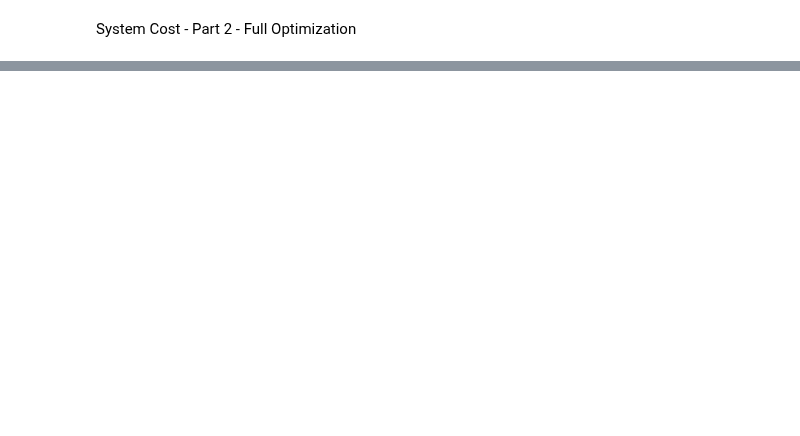
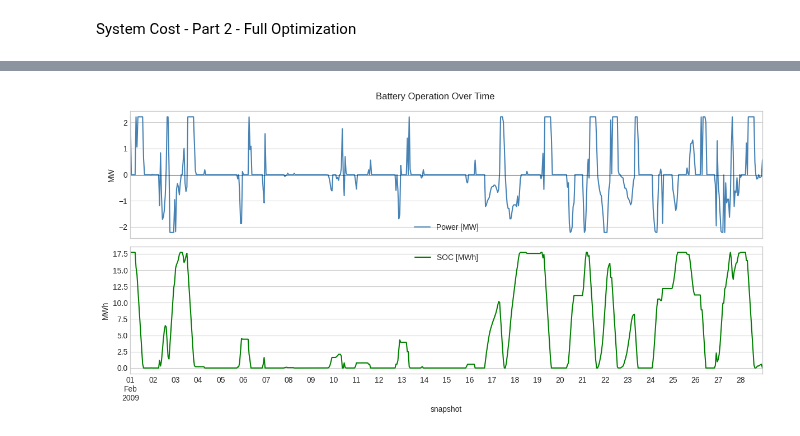
Before and after one commit to karivero/esi_final_repo, a Jupyter notebook: final_esi/ESI_Assignment/part2_full_opt.ipynb, the cells around one changed output, grey strips where cells are left out. Drawn from its saved outputs; the diff is of its cells as text; code cells hidden in the pictures; blank space fills up the shorter version.

```diff
--- a/final_esi/ESI_Assignment/part2_full_opt.ipynb
+++ b/final_esi/ESI_Assignment/part2_full_opt.ipynb
@@ -1037,0 +1054,27 @@ Total system cost: €130708.44/month
+# %%
+fig, axes = plt.subplots(2, 1, figsize=(12, 6), sharex=True)
+
+# Charge / discharge power
+# n.storage_units_t.p["battery storage zone 2"].plot(
+n.storage_units_t.p["battery storage zone 1"].plot(
+    ax=axes[0], label="Power [MW]", color="steelblue"
+)
+axes[0].set_ylabel("MW")
+axes[0].axhline(0, color="black", linewidth=0.5)
+axes[0].legend()
+axes[0].grid(True)
+
+# Zone 2 SOC
+# n.storage_units_t.state_of_charge["battery storage zone 2"].plot(
+n.storage_units_t.state_of_charge["battery storage zone 1"].plot(
+    ax=axes[1], label="SOC [MWh]", color="green"
+)
+axes[1].set_ylabel("MWh")
+axes[1].legend()
+axes[1].grid(True)
+
+plt.suptitle("Battery Operation Over Time")
+plt.tight_layout()
+plt.show()
+# %% [output]
+[figure, added]
```
Also changed, not shown: parts of 14 cells of this notebook, 2 other files.
